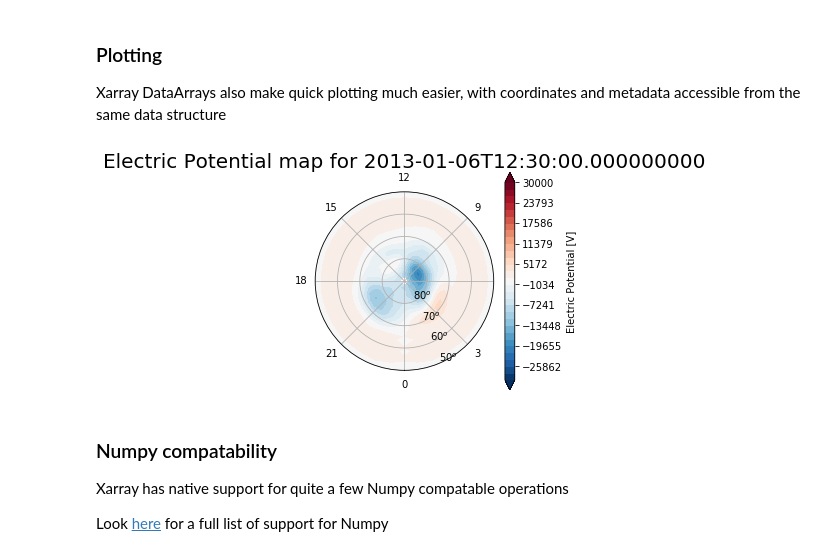
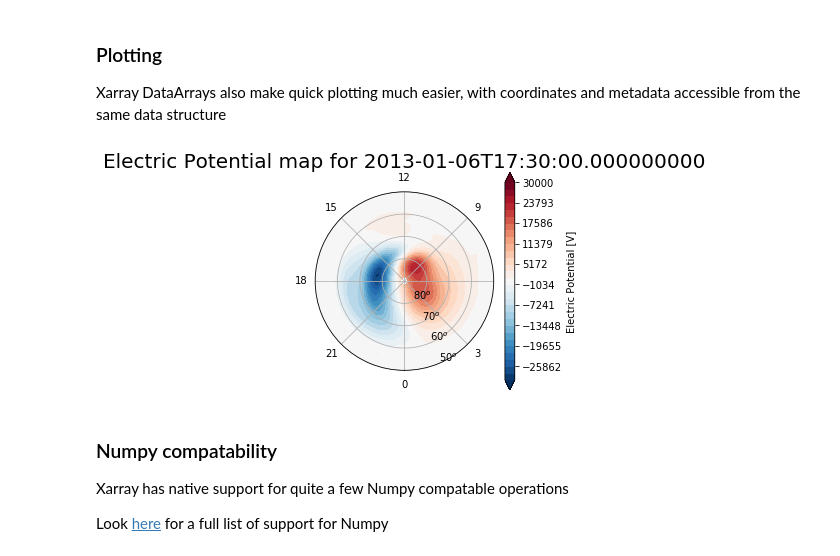
Before and after one commit to AMGeO-Collaboration/AMGeO-API-Release, a Jupyter notebook: AMGeO-Api-Release.ipynb, the cells around one changed output. Saved outputs shown, nothing was run; the diff lists cells and outputs as text; code cells hidden in the pictures.

Commit message:
fix to date for plots

````diff
--- a/AMGeO-Api-Release.ipynb
+++ b/AMGeO-Api-Release.ipynb
@@ -187,7 +187,7 @@ The last and most important piece of AMGeO's new API is the ability to load AMGe
     controller.load(datetime(YYYY, MM, DD, hh, mm, ss), 'N' | 'S')
     ```
 # %%
-controller.load(datetime(2013, 1, 6, 12, 30, 0), 'N')
+controller.load(datetime(2013, 1, 6, 16, 30, 0), 'N')
 # %% [output]
 <xarray.Dataset>
 Dimensions:         (lat: 24, lon: 37, time: 1)
@@ -453,35 +453,35 @@ def polar2dial(ax):
     ax.set_thetagrids(theta_label_values,labels=theta_labels)
 
     r_label_values = 90.-np.array([80.,70.,60.,50.,40.])
     r_labels = [r'$%d^{o}$' % (int(90.-rv)) for rv in r_label_values.flatten().tolist()]
     ax.set_rgrids(r_label_values,labels=r_labels)
     ax.set_rlim([0.,40.])
 
 def plot_epot_map(fig, lats, lons, epot):
     ax = fig.add_subplot(111, projection='polar')
     polar2dial(ax)
 
     # plotting
     r = 90.-lats
     th = np.radians(lons)
     v = 30000
     levels=np.linspace(-v,v,30)
     cb = ax.contourf(th,r,epot,levels=levels,cmap='RdBu_r', vmin=-v, vmax=v,extend='both')
 
     # metadata attributes accessible on a DataArray
     units = epot.attrs['units']
     description = epot.attrs['longname']
 
     fig.colorbar(cb,label=f'{description} [{units}]')
     return ax
 
-epot = ds['epot'][0]
+epot = ds['epot'][1]
 fig = plt.figure(figsize=(4, 4))
 ax = plot_epot_map(fig, epot.lat, epot.lon, epot)
 ax.set_title('Electric Potential map for %s' % epot.time.values, pad=15, size=20)
 None
 # %% [output]
-[figure, old version]
+[figure, new version]
 # %% [markdown]
 ### Numpy compatability
 
````
Also changed, not shown: parts of 11 cells of this notebook, 9 other files.
